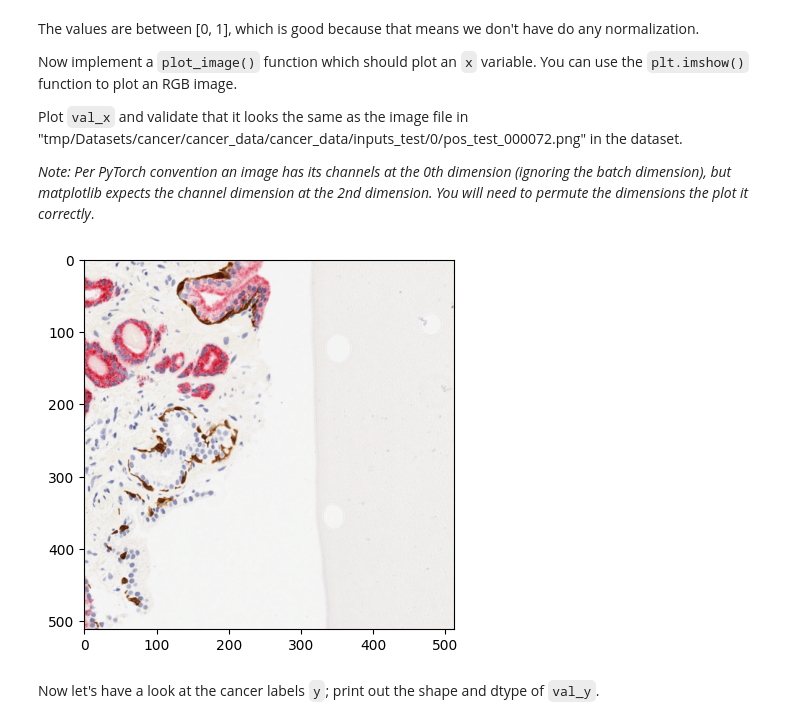
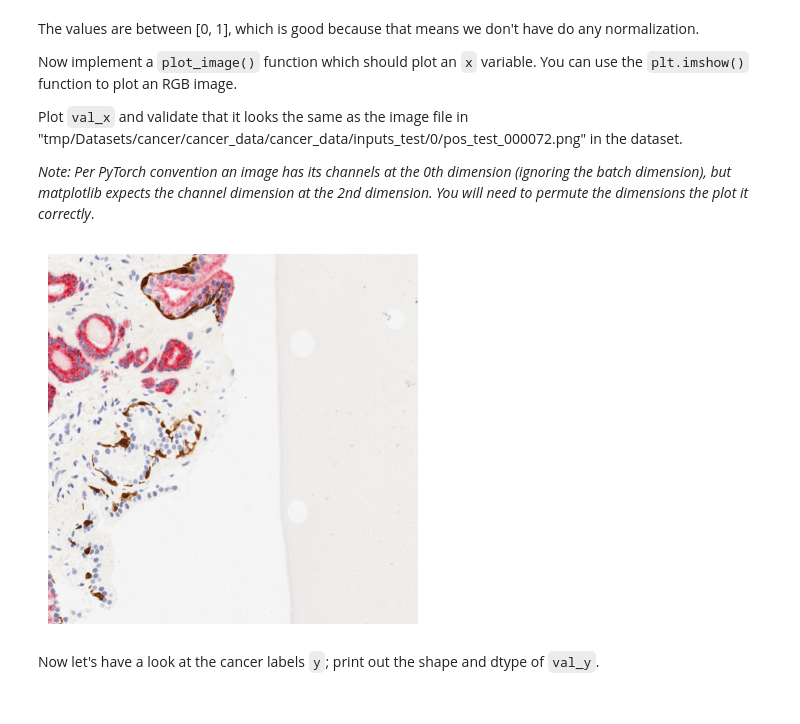
Before and after one commit to andrewhall1124/CS_474, a Jupyter notebook: labs/lab4_unets.ipynb, the cells around one changed output. Saved outputs shown, nothing was run; the diff lists cells and outputs as text; code cells hidden in the pictures.

```diff
--- a/labs/lab4_unets.ipynb
+++ b/labs/lab4_unets.ipynb
@@ -131,10 +131,11 @@ Plot `val_x` and validate that it looks the same as the image file in "tmp/Datas
 # %%
 def plot_image(x: torch.Tensor):
     permuted = x.permute(1, 2, 0)
     plt.imshow(permuted)
+    plt.axis('off')
 plot_image(val_x)
 # %% [output]
-[figure, old version]
+[figure, new version]
 # %% [markdown]
 Now let's have a look at the cancer labels `y`; print out the shape and dtype of `val_y`.
 # %%
```
Also changed, not shown: parts of 21 cells of this notebook.
